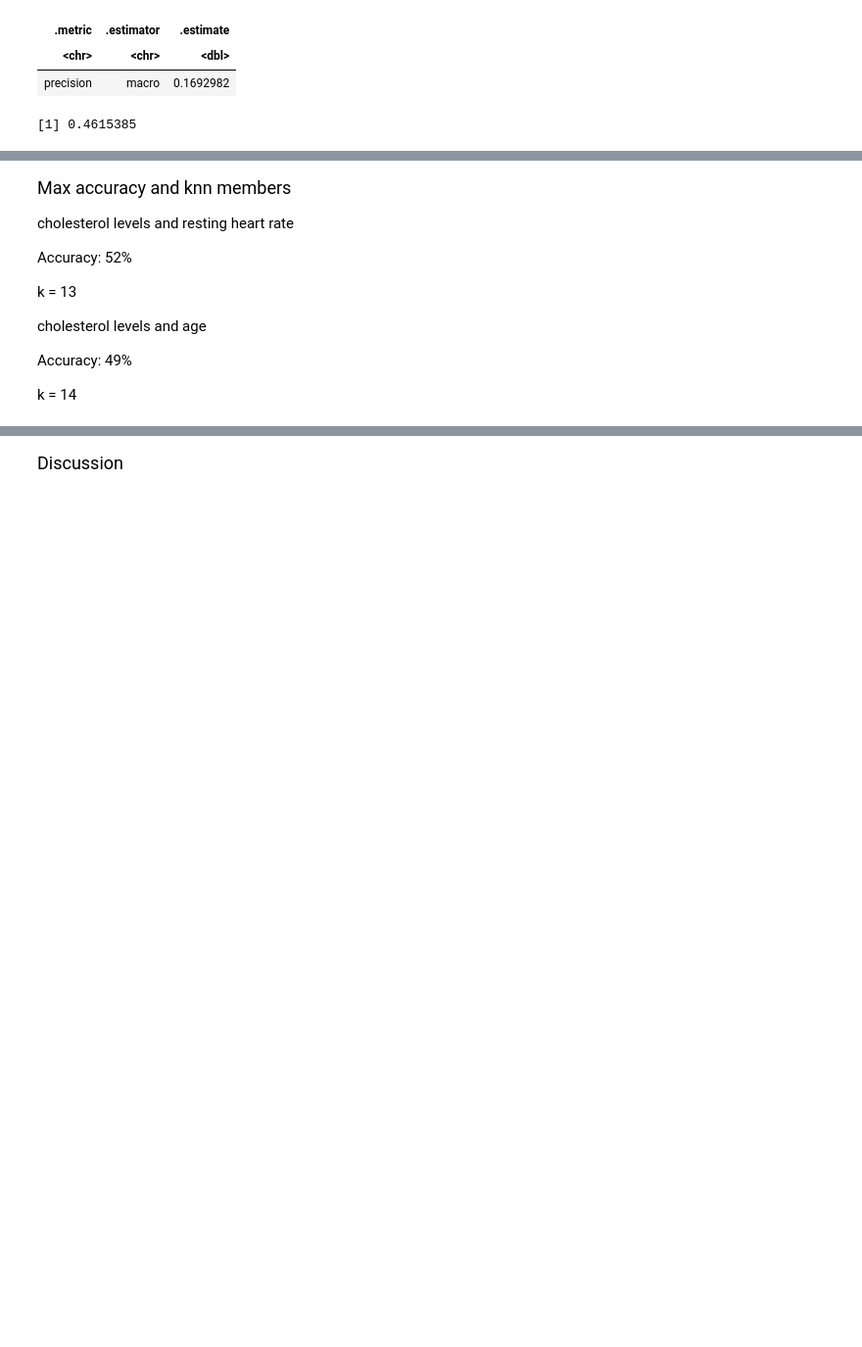
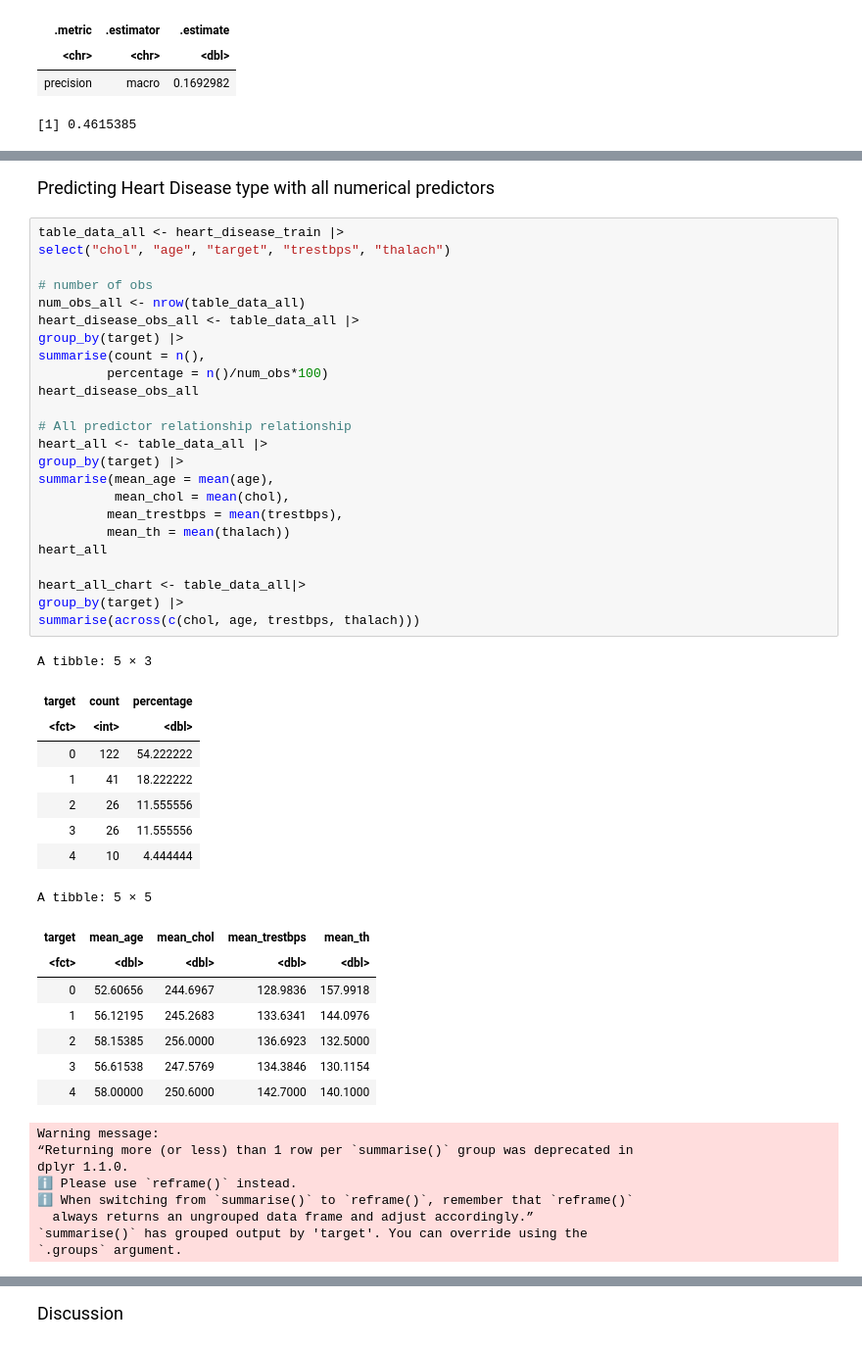
Before and after one commit to Kuiyun24z/DSCI-100-Project-, a Jupyter notebook: Final Project.ipynb, the cells around one changed output, grey strips where cells are left out. Shown at 98% size. Drawn from its saved outputs; the diff is of its cells as text; blank space fills up the shorter version.

```diff
--- a/Final Project.ipynb
+++ b/Final Project.ipynb
@@ -481,15 +501,52 @@ Warning message:
 [figure]
-# %% [markdown]
-<font size= "4"> Max accuracy and knn members  </font>
-
-cholesterol levels and resting heart rate
-
-Accuracy: 52%
-
-k = 13
-
-cholesterol levels and age
-
-Accuracy: 49%
-
-k = 14
+# %% [markdown]
+<font size= "4"> Predicting Heart Disease type with all numerical predictors </font>
+# %%
+table_data_all <- heart_disease_train |>
+select("chol", "age", "target", "trestbps", "thalach")
+
+# number of obs
+num_obs_all <- nrow(table_data_all)
+heart_disease_obs_all <- table_data_all |>
+group_by(target) |>
+summarise(count = n(),
+         percentage = n()/num_obs*100)
+heart_disease_obs_all
+
+# All predictor relationship relationship
+heart_all <- table_data_all |>
+group_by(target) |>
+summarise(mean_age = mean(age),
+          mean_chol = mean(chol),
+         mean_trestbps = mean(trestbps),
+         mean_th = mean(thalach))
+heart_all
+
+heart_all_chart <- table_data_all|>
+group_by(target) |>
+summarise(across(c(chol, age, trestbps, thalach)))
+# %% [output]
+A tibble: 5 × 3
+| target | count | percentage |
+| <fct> | <int> | <dbl> |
+| 0 | 122 | 54.222222 |
+| 1 | 41 | 18.222222 |
+| 2 | 26 | 11.555556 |
+| 3 | 26 | 11.555556 |
+| 4 | 10 | 4.444444 |
+A tibble: 5 × 5
+| target | mean_age | mean_chol | mean_trestbps | mean_th |
+| <fct> | <dbl> | <dbl> | <dbl> | <dbl> |
+| 0 | 52.60656 | 244.6967 | 128.9836 | 157.9918 |
+| 1 | 56.12195 | 245.2683 | 133.6341 | 144.0976 |
+| 2 | 58.15385 | 256.0000 | 136.6923 | 132.5000 |
+| 3 | 56.61538 | 247.5769 | 134.3846 | 130.1154 |
+| 4 | 58.00000 | 250.6000 | 142.7000 | 140.1000 |
+Warning message:
+“Returning more (or less) than 1 row per `summarise()` group was deprecated in
+dplyr 1.1.0.
+ℹ Please use `reframe()` instead.
+ℹ When switching from `summarise()` to `reframe()`, remember that `reframe()`
+  always returns an ungrouped data frame and adjust accordingly.”
+`summarise()` has grouped output by 'target'. You can override using the
+`.groups` argument.
```
Also changed, not shown: parts of 25 cells of this notebook.
